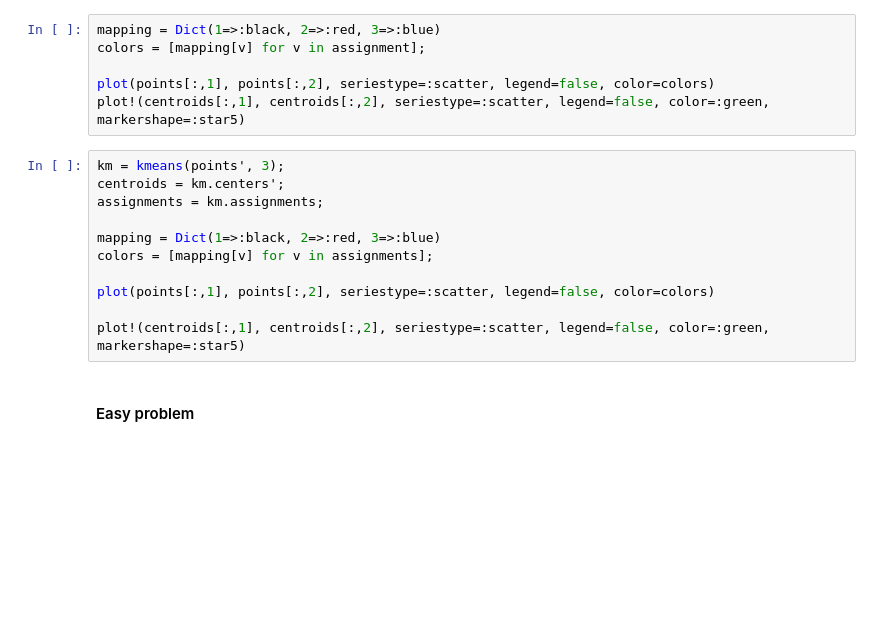
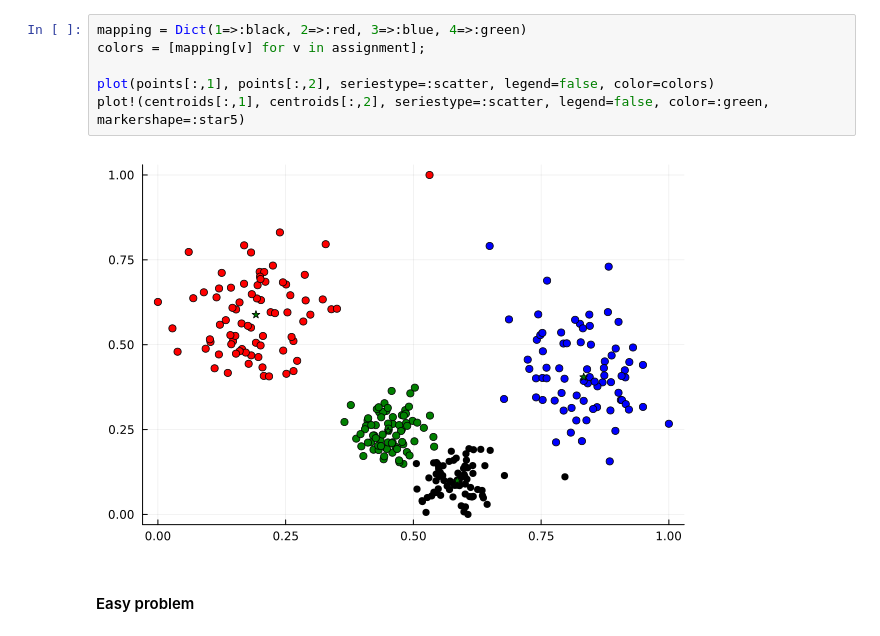
Before and after one commit to MattiaRavasio/Optimal_Kmeans, a Jupyter notebook: KmeansMattia.ipynb, the cells around one changed output. Drawn from its saved outputs; the diff is of its cells as text; blank space fills up the shorter version.

```diff
--- a/KmeansMattia.ipynb
+++ b/KmeansMattia.ipynb
@@ -135,20 +100,11 @@ User-callback calls 457696, time in user-callback 0.12 sec
 # %%
-mapping = Dict(1=>:black, 2=>:red, 3=>:blue)
+mapping = Dict(1=>:black, 2=>:red, 3=>:blue, 4=>:green)
 colors = [mapping[v] for v in assignment];
 
 plot(points[:,1], points[:,2], seriestype=:scatter, legend=false, color=colors)
 plot!(centroids[:,1], centroids[:,2], seriestype=:scatter, legend=false, color=:green, markershape=:star5)
+# %% [output]
+[figure, added]
-# %%
-km = kmeans(points', 3);
-centroids = km.centers';
-assignments = km.assignments;
-
-mapping = Dict(1=>:black, 2=>:red, 3=>:blue)
-colors = [mapping[v] for v in assignments];
-
-plot(points[:,1], points[:,2], seriestype=:scatter, legend=false, color=colors)
-
-plot!(centroids[:,1], centroids[:,2], seriestype=:scatter, legend=false, color=:green, markershape=:star5)
 # %% [markdown]
 #### Easy problem
 # %%
```
Also changed, not shown: parts of 32 cells of this notebook, 6 other files.
